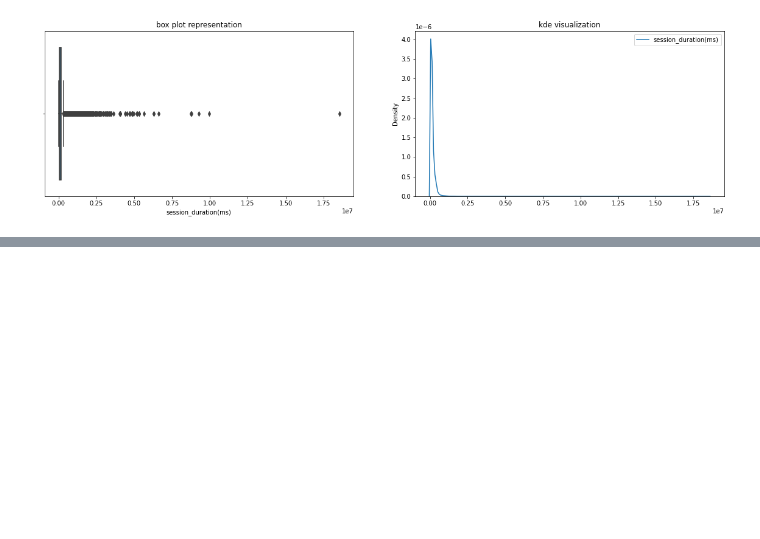
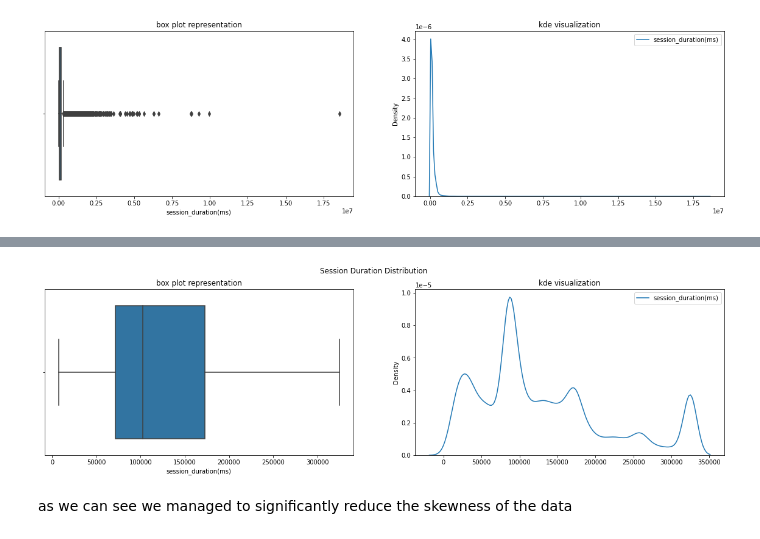
Before and after one commit to Nathnael12/Telecom_data_analysis, a Jupyter notebook: notebooks/UserEngagementAnalysis.ipynb, the cells around one changed output, grey strips where cells are left out. Drawn from its saved outputs; the diff is of its cells as text; code cells hidden in the pictures; blank space fills up the shorter version.

```diff
--- a/notebooks/UserEngagementAnalysis.ipynb
+++ b/notebooks/UserEngagementAnalysis.ipynb
@@ -218,0 +270,15 @@ plt.show()
+# %%
+plt.figure(figsize=(20,5))
+
+plt.subplot(1,2,1,title="box plot representation")
+sns.boxplot(data=cleaned_engagement_metric[['session_duration(ms)']],x="session_duration(ms)")
+
+plt.subplot(1,2,2,title="kde visualization")
+sns.kdeplot(data=cleaned_engagement_metric[['session_duration(ms)']])
+
+plt.suptitle("Session Duration Distribution")
+plt.show()
+# %% [output]
+[figure, added]
+# %% [markdown]
+as we can see we managed to significantly reduce the skewness of the data
```
Also changed, not shown: parts of 5 cells of this notebook.
